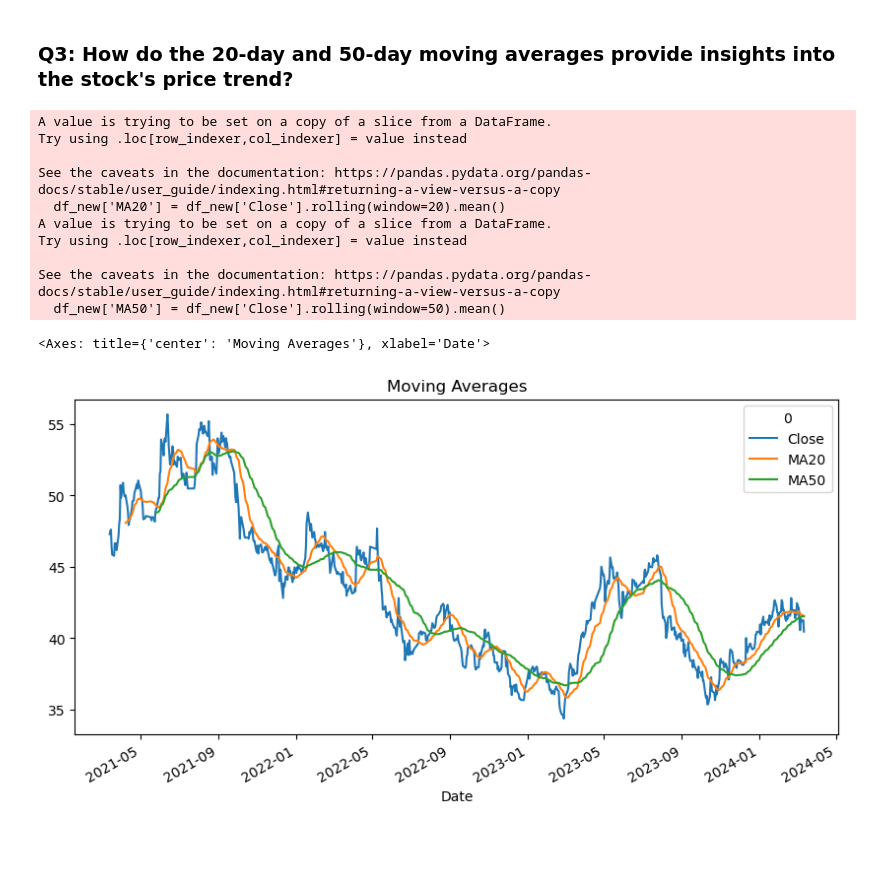
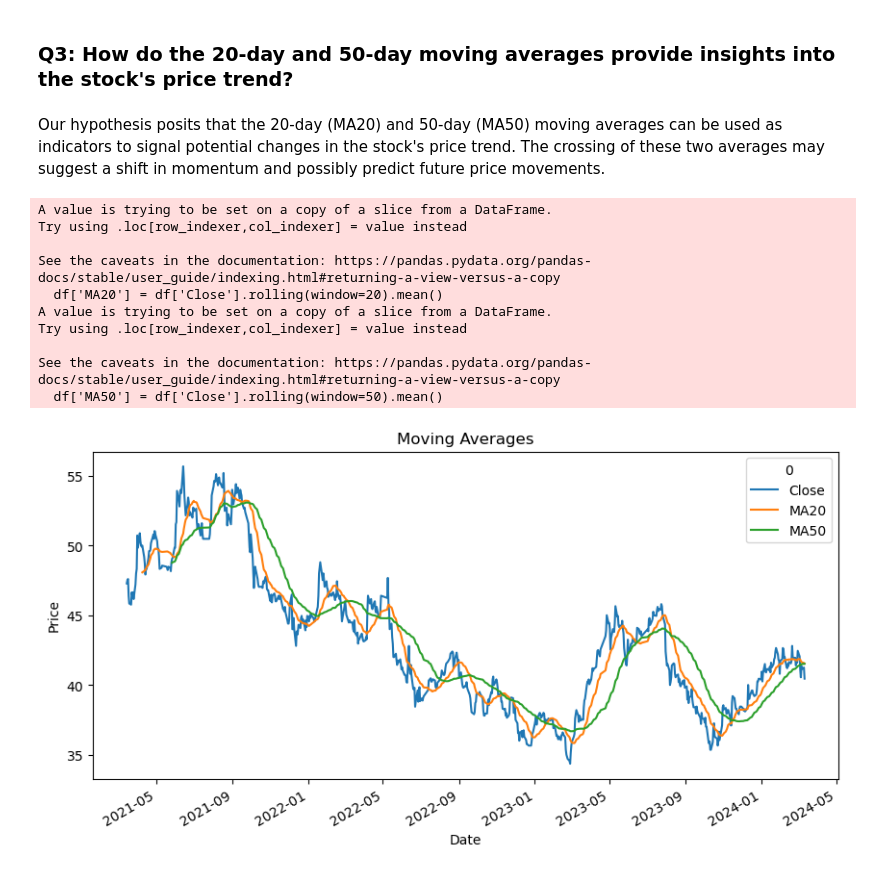
Before and after one commit to nawafalhussain/Udacity_Project_1_DSND, a Jupyter notebook: Project1_finall.ipynb, the cells around one changed output. Cells and saved outputs as stored; diff of their text form; code cells hidden in the pictures; blank space fills up the shorter version.

```diff
--- a/Project1_finall.ipynb
+++ b/Project1_finall.ipynb
@@ -175,20 +238,50 @@ Maximum Volume: 303287005
 Date with Maximum Volume: 2021-12-12 00:00:00
 # %% [markdown]
 ### Q3: How do the 20-day and 50-day moving averages provide insights into the stock's price trend?
-# %%
-df_new['MA20'] = df_new['Close'].rolling(window=20).mean()
-df_new['MA50'] = df_new['Close'].rolling(window=50).mean()
-df_new[['Close', 'MA20', 'MA50']].plot(figsize=(10, 5), title="Moving Averages")
-# %% [output]
-A value is trying to be set on a copy of a slice from a DataFrame.
-Try using .loc[row_indexer,col_indexer] = value instead
-
-See the caveats in the documentation: https://pandas.pydata.org/pandas-docs/stable/user_guide/indexing.html#returning-a-view-versus-a-copy
-  df_new['MA20'] = df_new['Close'].rolling(window=20).mean()
-A value is trying to be set on a copy of a slice from a DataFrame.
-Try using .loc[row_indexer,col_indexer] = value instead
-
-See the caveats in the documentation: https://pandas.pydata.org/pandas-docs/stable/user_guide/indexing.html#returning-a-view-versus-a-copy
-  df_new['MA50'] = df_new['Close'].rolling(window=50).mean()
-<Axes: title={'center': 'Moving Averages'}, xlabel='Date'>
-[figure, removed]
+# %% [markdown]
+Our hypothesis posits that the 20-day (MA20) and 50-day (MA50) moving averages can be used as indicators to signal potential changes in the stock's price trend.
+The crossing of these two averages may suggest a shift in momentum and possibly predict future price movements.
+# %%
+import matplotlib.pyplot as plt
+
+def plot_moving_averages(df):
+    """
+    This function calculates the 20-day and 50-day moving averages of the 'Close' column
+    in the provided dataframe and plots these along with the closing prices.
+
+    Parameters:
+    - df: A pandas DataFrame with a 'Close' column representing closing prices of a stock.
+
+    The function will save the resulting plot as 'Moving_Average.png' in the current directory.
+    """
+
+    # Calculate the 20-day moving average and store it in a new column 'MA20'
+    df['MA20'] = df['Close'].rolling(window=20).mean()
+
+    # Calculate the 50-day moving average and store it in a new column 'MA50'
+    df['MA50'] = df['Close'].rolling(window=50).mean()
+
+    # Plot the closing prices along with the 20-day and 50-day moving averages
+    ax = df[['Close', 'MA20', 'MA50']].plot(figsize=(10, 5), title="Moving Averages")
+
+    # Labeling the axes
+    ax.set_xlabel("Date")
+    ax.set_ylabel("Price")
+
+    # Save the plot as a PNG file
+    plt.savefig('Moving_Average.png', bbox_inches='tight')
+
+# Assuming df_new is your DataFrame with the 'Close' price data
+plot_moving_averages(df_new)
+# %% [output]
+A value is trying to be set on a copy of a slice from a DataFrame.
+Try using .loc[row_indexer,col_indexer] = value instead
+
+See the caveats in the documentation: https://pandas.pydata.org/pandas-docs/stable/user_guide/indexing.html#returning-a-view-versus-a-copy
+  df['MA20'] = df['Close'].rolling(window=20).mean()
+A value is trying to be set on a copy of a slice from a DataFrame.
+Try using .loc[row_indexer,col_indexer] = value instead
+
+See the caveats in the documentation: https://pandas.pydata.org/pandas-docs/stable/user_guide/indexing.html#returning-a-view-versus-a-copy
+  df['MA50'] = df['Close'].rolling(window=50).mean()
+[figure, added]
```
Also changed, not shown: parts of 14 cells of this notebook.
